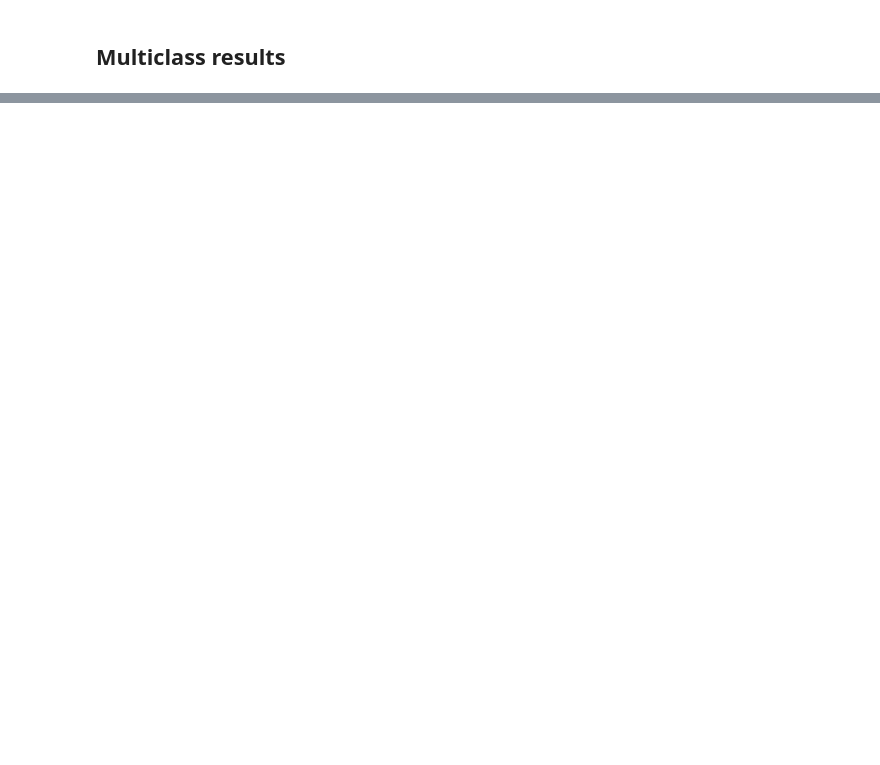
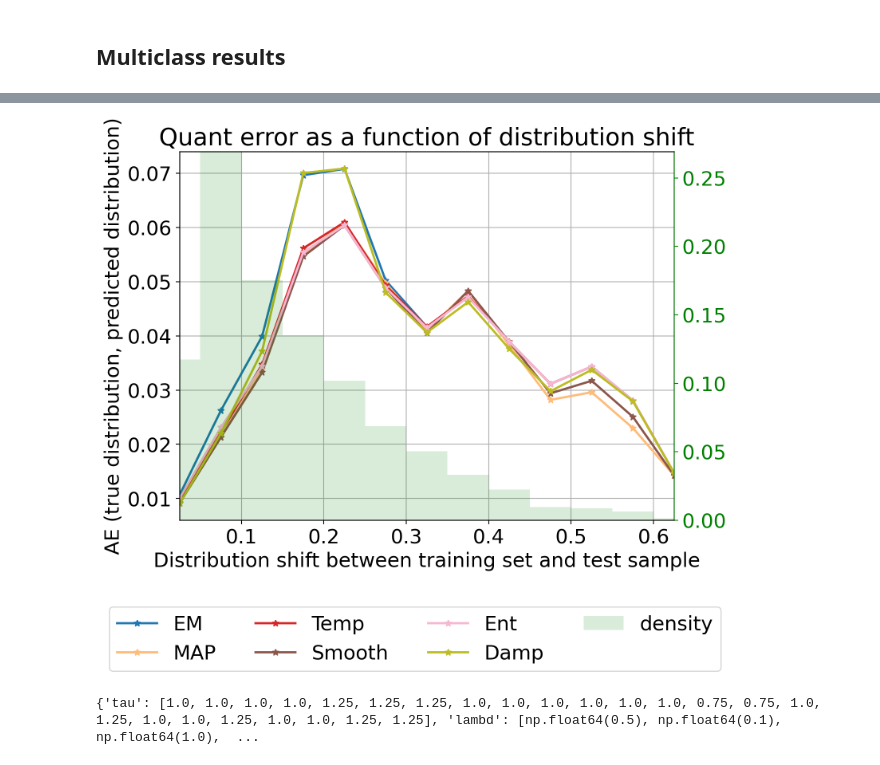
Before and after one commit to pglez82/emq-stabilization, a Jupyter notebook: formatresults.ipynb, the cells around one changed output, grey strips where cells are left out. Cells and saved outputs as stored; diff of their text form; code cells hidden in the pictures; blank space fills up the shorter version.

Commit message:
new experiments, changin name of parameters

```diff
--- a/formatresults.ipynb
+++ b/formatresults.ipynb
@@ -346,10 +350,10 @@ def export_results_to_latex(csv_results_path, methods, method_names=None):
 
     output = "\n".join(latex_lines)
     output=output.replace("academic-success","acam-success")
-
+    output = remove_trailing_zeros(output)
     return output
 # %%
-output = export_results_to_latex('results/ucimulti/allmethods.csv',('EM_LR','TSEM_DEM_LR','TSEM_EREM_LR','TSEM_DMAPEM_LR','PSEM_DEM_LR','PSEM_EREM_LR','PSEM_DMAPEM_LR'),('EMQ','SmoothDamp','SmoothEnt','SmoothMAP','TempDamp','TempEnt','TempMAP'))
+output = export_results_to_latex('results/ucimulti2/allmethods.csv',('EM_LR','PSEM_DEM_LR','PSEM_EREM_LR','PSEM_DMAPEM_LR','TSEM_DEM_LR','TSEM_EREM_LR','TSEM_DMAPEM_LR'),('EMQ','SmoothDamp','SmoothEnt','SmoothMAP','TempDamp','TempEnt','TempMAP'))
 with open("paper/combinations_lr.tex", "w") as f:
     f.write(output)
 
@@ -421,0 +426,63 @@ plot_win_tie_loss(
+# %%
+import quapy as qp
+import os
+
+clf = 'LR'
+DATA_DIR = "results/ucimulti2"
+datasets = qp.datasets.UCI_MULTICLASS_DATASETS
+methods = ['EM','DMAPEM','TSEM','PSEM','EREM','DEM']
+method_names = {'EM':'EM','DMAPEM':'MAP','TSEM':'Temp','PSEM':'Smooth','EREM':'Ent','DEM':'Damp'}
+
+
+
+p = []
+p_hat = []
+training = []
+methods_ = []
+
+for method in methods:
+    for dataset in datasets:
+        filename = f"{method}_{clf}_{dataset}.dataframe"
+        filepath = os.path.join(DATA_DIR, filename)
+        if not os.path.exists(filepath):
+            print(f"[!] Missing file: {filename}")
+            continue
+        results = qp.util.load_report(filepath, as_dict=True)
+        p.append(results['true-prev'])
+        p_hat.append(results['estim-prev'])
+        training.append(qp.datasets.fetch_UCIMulticlassDataset(dataset).training.prevalence())
+        methods_.append(method)
+
+methods__ = []
+for m in methods_:
+    methods__.append(method_names[m])
+# %%
+fig = qp.plot.error_by_drift(methods__, p, p_hat, tr_prevs=training,
+    error_name='ae', n_bins=20, savepath='./paper/err_drift.png',method_order=list(method_names.values()),show_std=False,title=f'Quant error as a function of distribution shift')
+# %% [output]
+[figure, added]
+# %%
+import pickle
+import quapy as qp
+import os
+
+clf = 'LR'
+datasets = qp.datasets.UCI_MULTICLASS_DATASETS
+methods = ['PSEM','TSEM','DEM','EREM','DMAPEM','CSEM']
+hyperparameters=['tau','lambd','epsilon_smoothing','alpha','eta','kappa']
+
+hyperparam_values = {h: [] for h in hyperparameters}
+
+
+for dataset in datasets:
+    for method in methods:
+        filename = f"{method}_{clf}_{dataset}.pkl"
+        filepath = os.path.join('bestparams', filename)
+        with open(filepath, 'rb') as f:
+            loaded_dict = pickle.load(f)
+            for h in hyperparameters:
+                if h in loaded_dict:
+                    hyperparam_values[h].append(loaded_dict[h])
+print(hyperparam_values)
+# %% [output]
+{'tau': [1.0, 1.0, 1.0, 1.0, 1.25, 1.25, 1.25, 1.0, 1.0, 1.0, 1.0, 1.0, 1.0, 0.75, 0.75, 1.0, 1.25, 1.0, 1.0, 1.25, 1.0, 1.0, 1.25, 1.25], 'lambd': [np.float64(0.5), np.float64(0.1), np.float64(1.0),  ...
```
Also changed, not shown: parts of 7 cells of this notebook, 5 other files.
